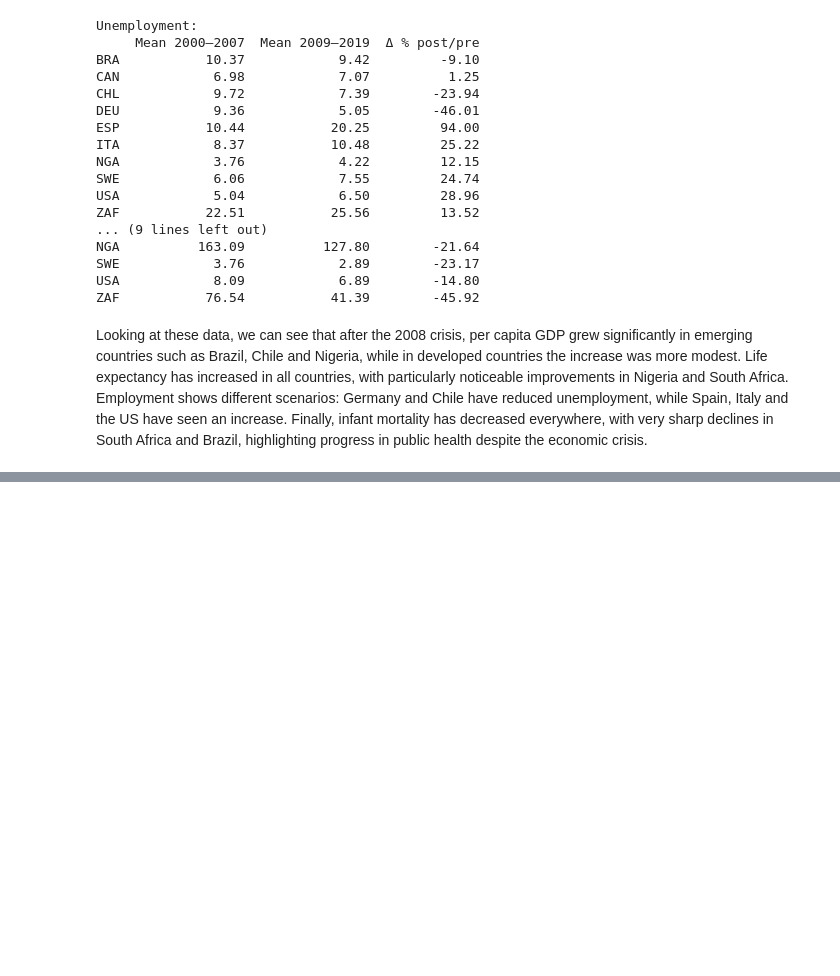
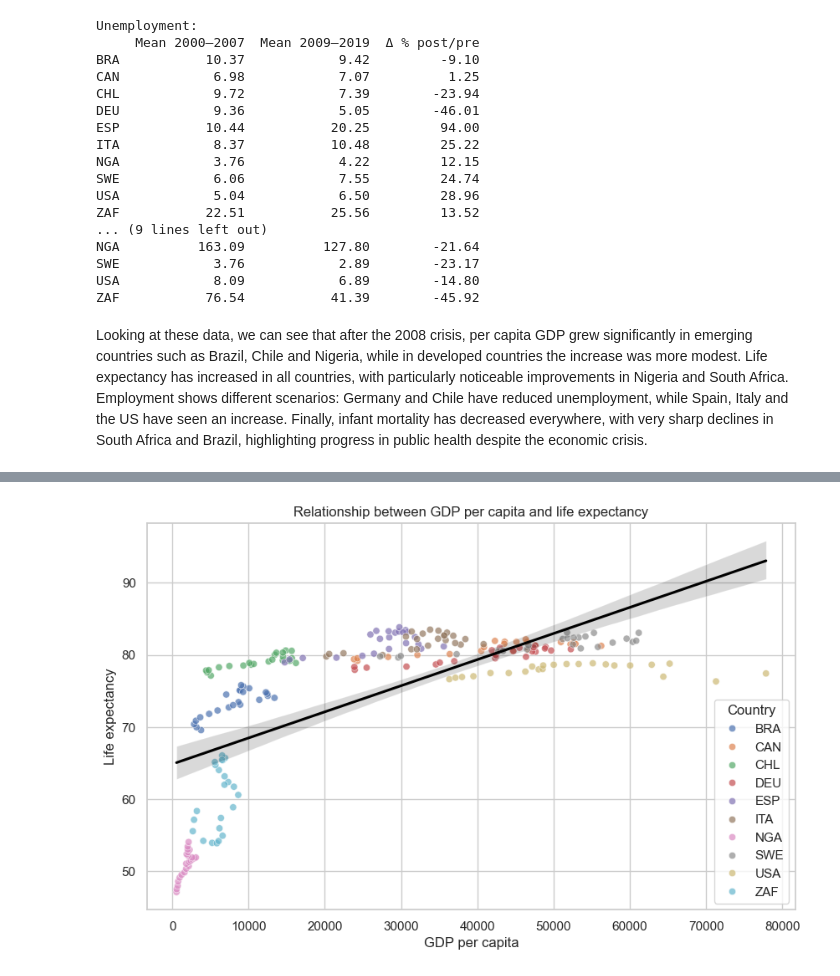
Before and after one commit to martamacri/Project_about_wealth_of_nations, a Jupyter notebook: presentation/project_analysis.ipynb, the cells around one changed output, grey strips where cells are left out. Cells and saved outputs as stored; diff of their text form; code cells hidden in the pictures; blank space fills up the shorter version.

```diff
--- a/presentation/project_analysis.ipynb
+++ b/presentation/project_analysis.ipynb
@@ -405,0 +624,5 @@ Finally, infant mortality has decreased everywhere, with very sharp declines in
+# %%
+# Linear regression
+model_df, data_df = regression_life_expectancy(gdp_pc, life, health, infant_mort)
+# %% [output]
+[figure, added]
```
Also changed, not shown: parts of 17 cells of this notebook.
